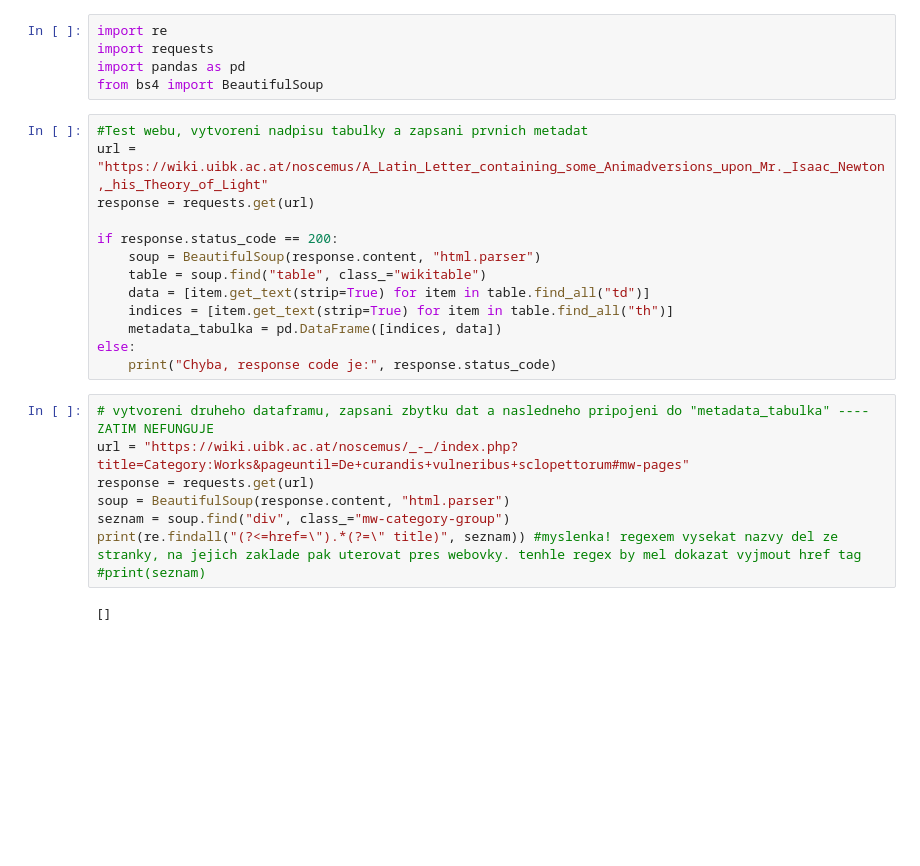
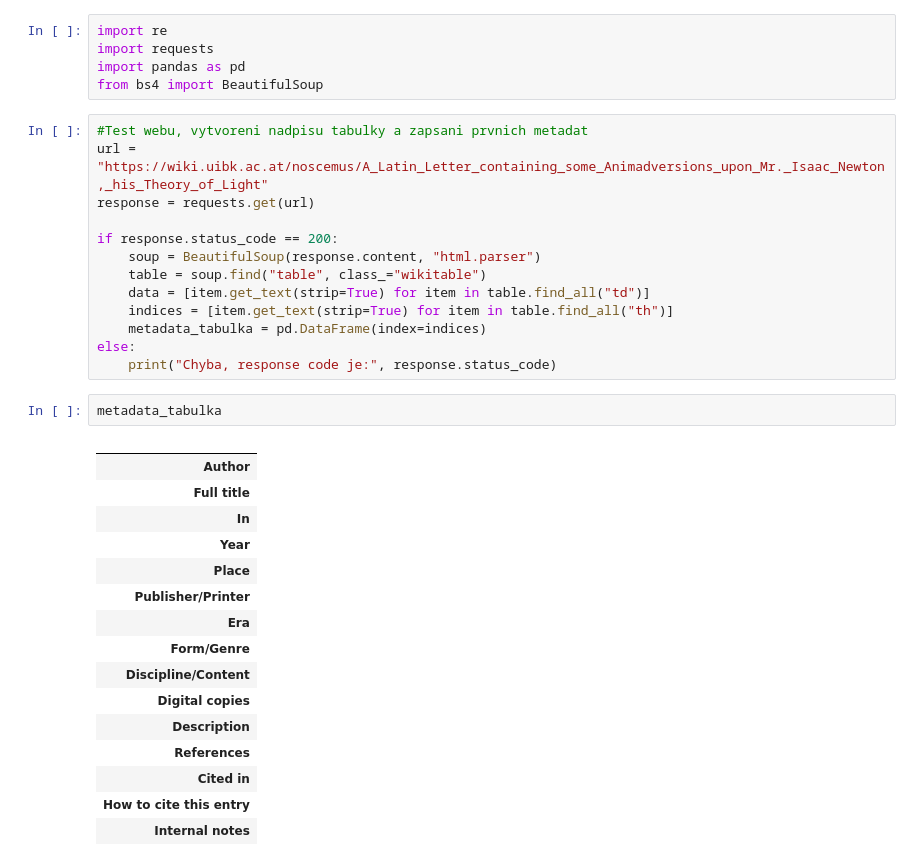
Before and after one commit to CCS-ZCU/noscemus_ETF, a Jupyter notebook: scripts/metadata-scraping.ipynb, the cells around one changed output. Cells and saved outputs as stored; diff of their text form; blank space fills up the shorter version.

```diff
--- a/scripts/metadata-scraping.ipynb
+++ b/scripts/metadata-scraping.ipynb
@@ -13,16 +13,25 @@ if response.status_code == 200:
     table = soup.find("table", class_="wikitable")
     data = [item.get_text(strip=True) for item in table.find_all("td")]
     indices = [item.get_text(strip=True) for item in table.find_all("th")]
-    metadata_tabulka = pd.DataFrame([indices, data])
+    metadata_tabulka = pd.DataFrame(index=indices)
 else:
     print("Chyba, response code je:", response.status_code)
-# %%
-# vytvoreni druheho dataframu, zapsani zbytku dat a nasledneho pripojeni do "metadata_tabulka" ---- ZATIM NEFUNGUJE
-url = "https://wiki.uibk.ac.at/noscemus/_-_/index.php?title=Category:Works&pageuntil=De+curandis+vulneribus+sclopettorum#mw-pages"
-response = requests.get(url)
-soup = BeautifulSoup(response.content, "html.parser")
-seznam = soup.find("div", class_="mw-category-group")
-print(re.findall("(?<=href=\").*(?=\" title)", seznam)) #myslenka! regexem vysekat nazvy del ze stranky, na jejich zaklade pak uterovat pres webovky. tenhle regex by mel dokazat vyjmout href tag
-#print(seznam)
-# %% [output]
-[]
+# %%
+metadata_tabulka
+# %% [output]
+|  |
+| Author |
+| Full title |
+| In |
+| Year |
+| Place |
+| Publisher/Printer |
+| Era |
+| Form/Genre |
+| Discipline/Content |
+| Digital copies |
+| Description |
+| References |
+| Cited in |
+| How to cite this entry |
+| Internal notes |
```
Also changed, not shown: parts of 3 cells of this notebook.
